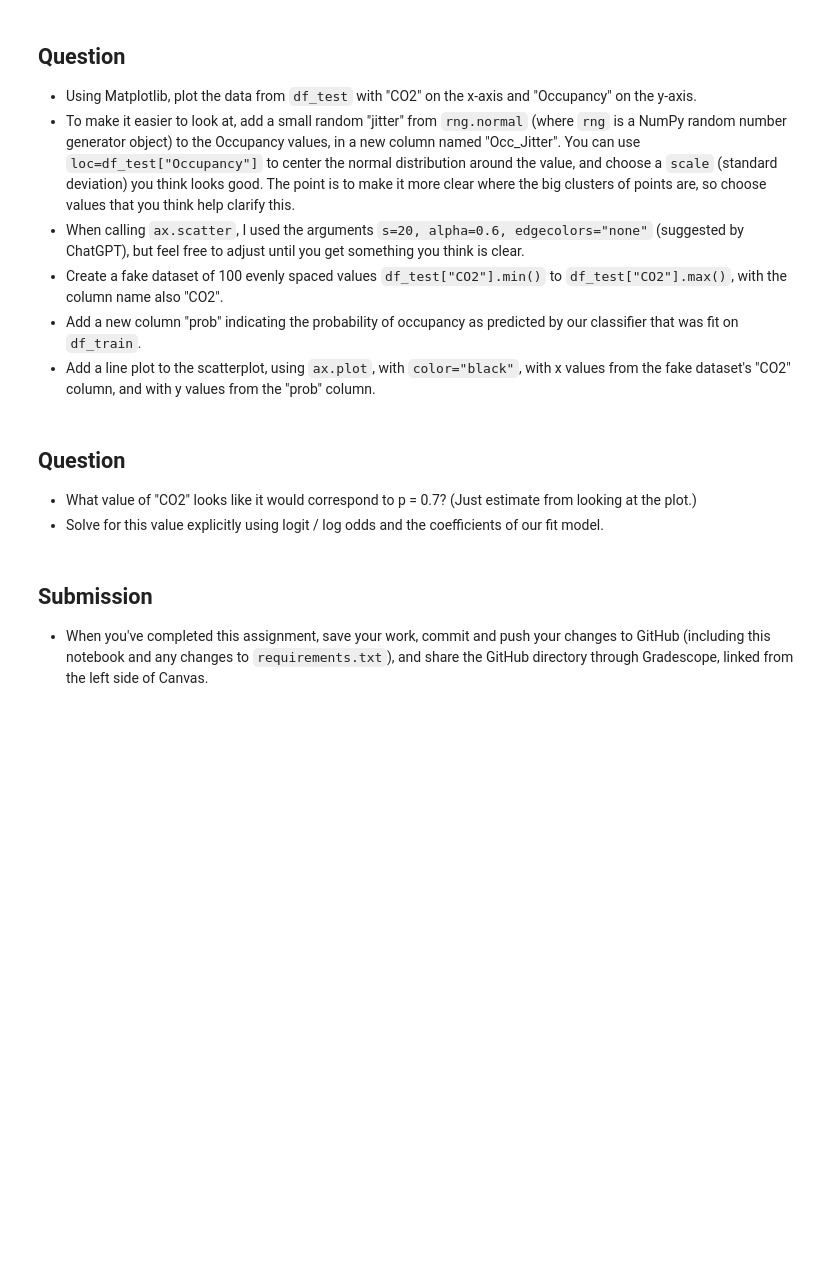
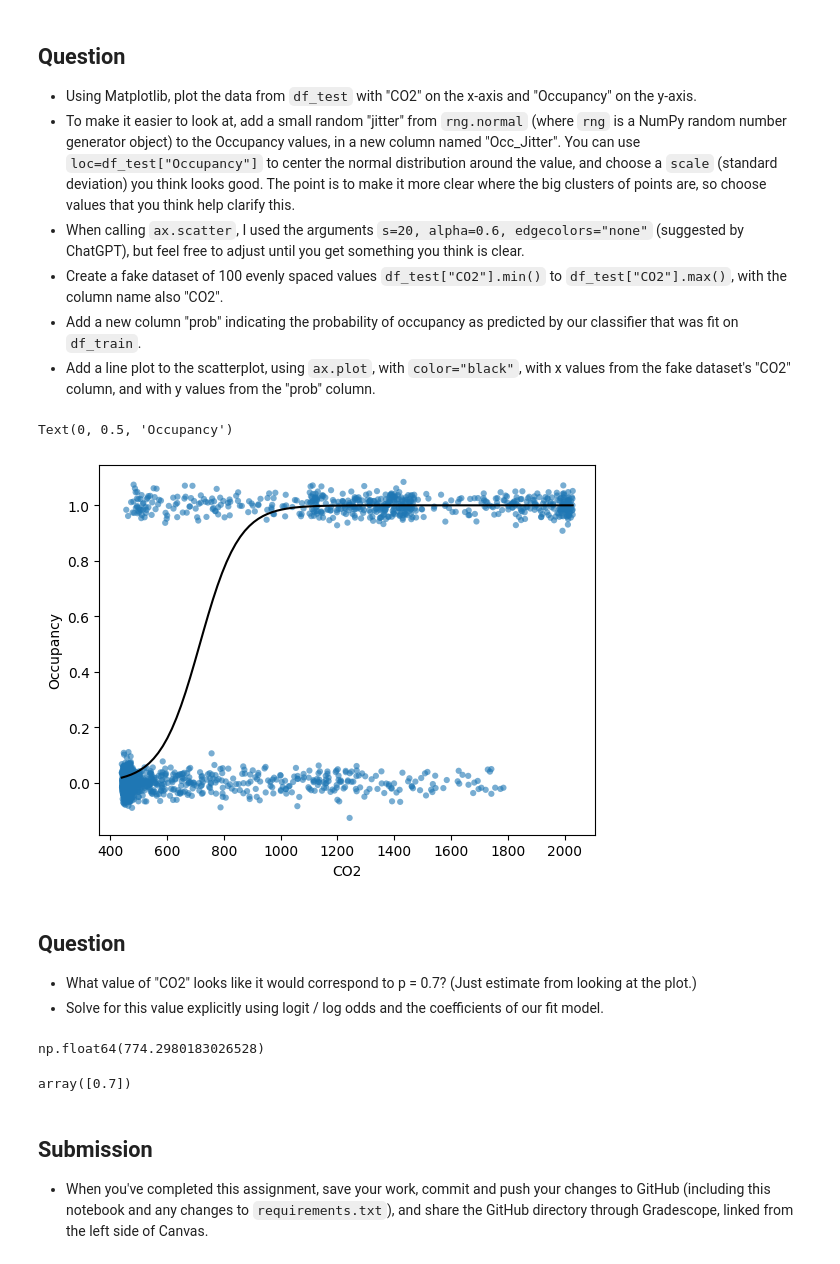
Before and after one commit to yeungme-ops/Homework5, a Jupyter notebook: Homework5.ipynb, the cells around one changed output. Cells and saved outputs as stored; diff of their text form; code cells hidden in the pictures; blank space fills up the shorter version.

```diff
--- a/Homework5.ipynb
+++ b/Homework5.ipynb
@@ -60,3 +188,9 @@ Here, $\log$ is natural logarithm, $y_i$ is the observed label (0 or 1), $p_i$ i
 * What log loss do you get on the `df_train` data?
 * What log loss do you get on the `df_test` data?
 * How similar are the results?
+# %%
+df_train = df[df["date"].dt.day <= 8]
+df_test = df[df["date"].dt.day >= 9]
+# %%
+clf2 = LogisticRegression()
+clf2.fit(df_train[["CO2"]], df_train["Occupancy"])
@@ -72,8 +220,39 @@ Here, $\log$ is natural logarithm, $y_i$ is the observed label (0 or 1), $p_i$ i
+# %%
+rng = np.random.default_rng(seed = 432)
+
+df_test = df_test.copy()
+df_test["Occ_Jitter"] = rng.normal(loc=df_test["Occupancy"], scale=0.03)
+# %%
+df_fake = pd.DataFrame({"CO2": np.linspace(df_test["CO2"].min(), df_test["CO2"].max(), 100)})
+df_fake["prob"] = clf2.predict_proba(df_fake[["CO2"]])[:, 1]
+# %%
+fig, ax = plt.subplots()
+
+ax.scatter(df_test["CO2"], df_test["Occ_Jitter"], s = 20, alpha = 0.6, edgecolors="none")
+ax.plot(df_fake["CO2"], df_fake["prob"], color="black")
+
+ax.set_xlabel("CO2")
+ax.set_ylabel("Occupancy")
+# %% [output]
+Text(0, 0.5, 'Occupancy')
+[figure, added]
 # %% [markdown]
 ## Question
 
 * What value of "CO2" looks like it would correspond to  p = 0.7?  (Just estimate from looking at the plot.)
 * Solve for this value explicitly using logit / log odds and the coefficients of our fit model.
+# %%
+w = clf2.coef_[0][0]
+b = clf2.intercept_[0]
+
+co2_07 = (np.log(0.7/0.3) - b) / w
+co2_07
+# %% [output]
+np.float64(774.2980183026528)
+# %%
+clf2.predict_proba(pd.DataFrame({"CO2": [co2_07]}))[:, 1]
+# %% [output]
+array([0.7])
 # %% [markdown]
 ## Submission
 
```
Also changed, not shown: parts of 27 cells of this notebook.
